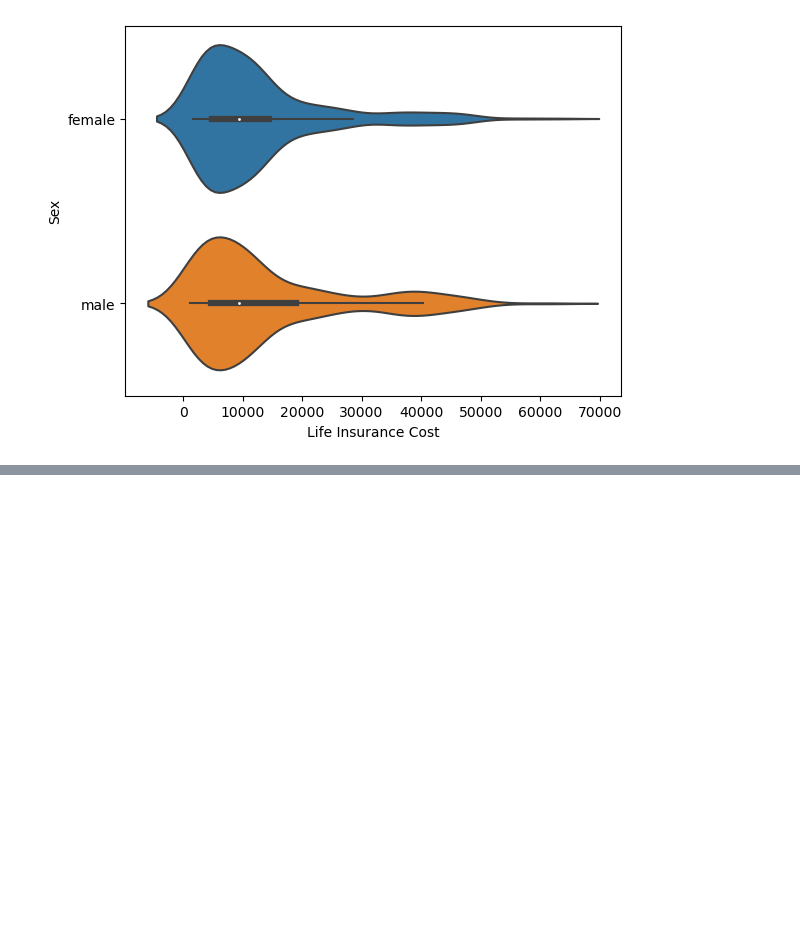
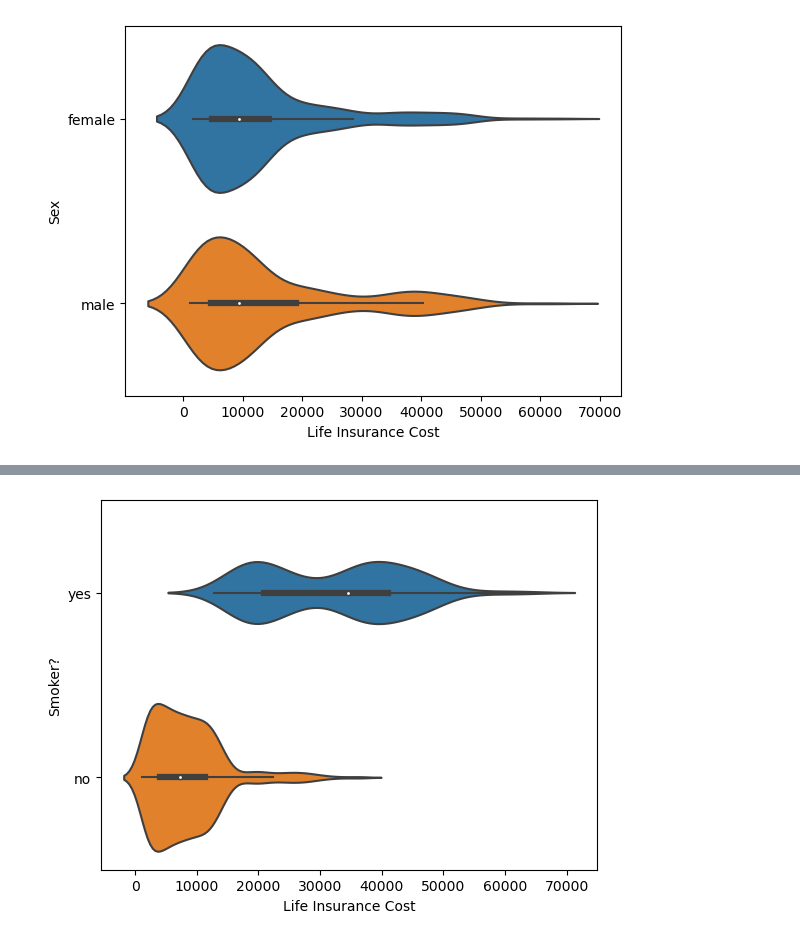
Before and after one commit to ubco-W2022T2-data301/project-group-group25, a Jupyter notebook: analysis/analysis2.ipynb, the cells around one changed output, grey strips where cells are left out. Drawn from its saved outputs; the diff is of its cells as text; code cells hidden in the pictures; blank space fills up the shorter version.

```diff
--- a/analysis/analysis2.ipynb
+++ b/analysis/analysis2.ipynb
@@ -62,0 +17,11 @@ sns.countplot(x=df["Sex"])
+# %%
+import pandas as pd
+import numpy as np
+import matplotlib.pyplot as plt
+import seaborn as sns
+
+from scripts import project_functions2 as pt
+
+path = "../data/raw/insurance.csv"
+df = pt.load_and_process(path)
+sns.countplot(x=df["Sex"])
@@ -112,0 +52,13 @@ plot=sns.violinplot(data=df, y="Sex", x="Life Insurance Cost")
+# %%
+import pandas as pd
+import numpy as np
+import matplotlib.pyplot as plt
+import seaborn as sns
+
+from scripts import project_functions2 as pt
+
+path = "../data/raw/insurance.csv"
+df = pt.load_and_process(path)
+plot=sns.violinplot(data=df, y="Smoker?", x="Life Insurance Cost")
+# %% [output]
+[figure, added]
```
Also changed, not shown: parts of 16 cells of this notebook, 2 other files.
